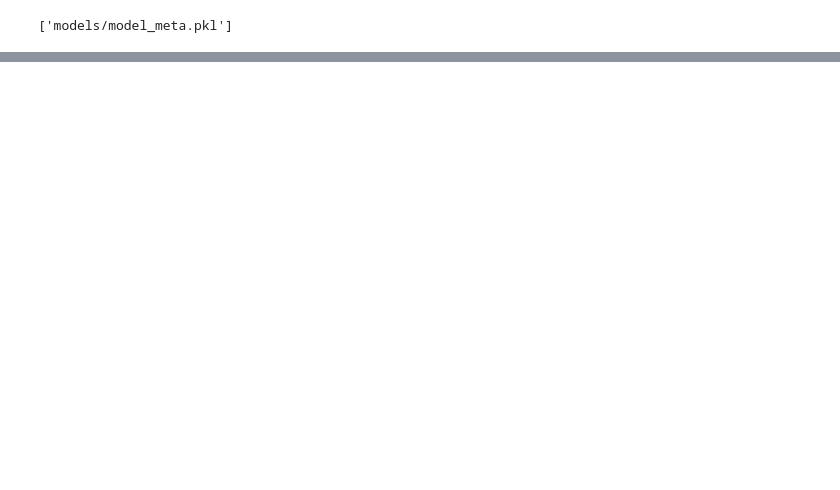
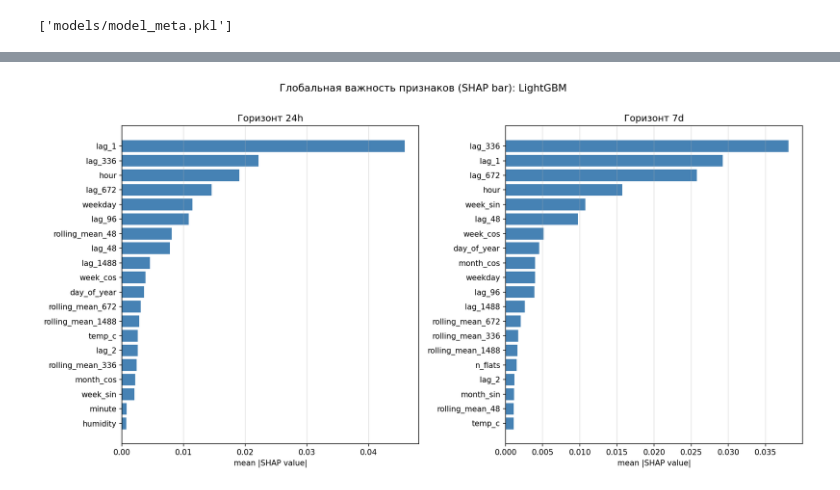
Before and after one commit to IvanMorsin/Forecasting-electrical-power-in-multi-storey-residential-buildings, a Jupyter notebook: notebook_9_XGBoost_LightGBM_CatBoost_RF.ipynb, the cells around one changed output, grey strips where cells are left out. Saved outputs shown, nothing was run; the diff lists cells and outputs as text; code cells hidden in the pictures; blank space fills up the shorter version.

```diff
--- a/notebook_9_XGBoost_LightGBM_CatBoost_RF.ipynb
+++ b/notebook_9_XGBoost_LightGBM_CatBoost_RF.ipynb
@@ -1004,0 +1069,20 @@ joblib.dump(meta, "models/model_meta.pkl")
+# %%
+# Bar: сравнение 24h и 7d
+fig, axes = plt.subplots(1, 2, figsize=(14, 7))
+
+for ax, hz in zip(axes, SHAP_HORIZONS):
+    mean_abs = np.abs(shap_vals[hz]).mean(axis=0)
+    top_idx = np.argsort(mean_abs)[::-1][:20]
+    feats = [feature_cols[i] for i in top_idx]
+    vals = mean_abs[top_idx]
+    ax.barh(feats[::-1], vals[::-1], color='steelblue')
+    ax.set_xlabel('mean |SHAP value|', fontsize=10)
+    ax.set_title(f'Горизонт {hz}', fontsize=12)
+    ax.grid(axis='x', alpha=0.4)
+
+plt.suptitle('Глобальная важность признаков (SHAP bar): LightGBM', fontsize=13, y=1.01)
+plt.tight_layout()
+plt.savefig('36_shap_bar_comparison.png', dpi=150, bbox_inches='tight')
+plt.show()
+# %% [output]
+[figure, added]
```
Also changed, not shown: parts of 6 cells of this notebook.
